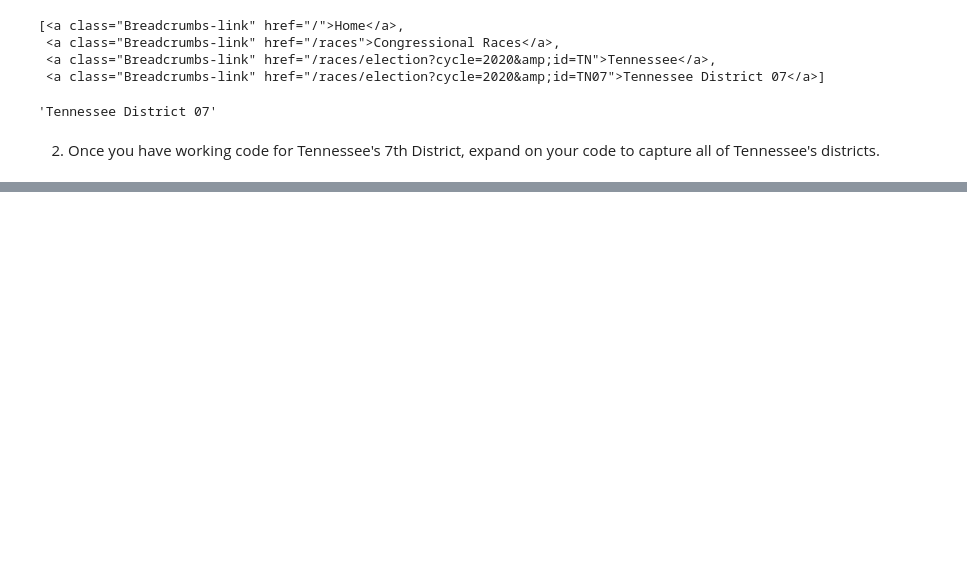
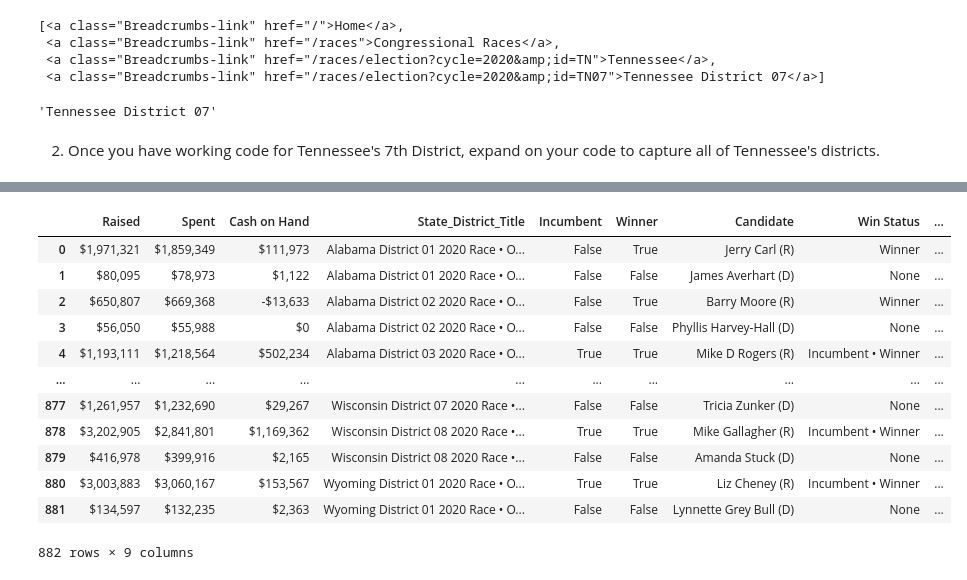
Before and after one commit to KagonDeans/webscraping-open-secrets, a Jupyter notebook: notebooks/KD_Branch_Project.ipynb, the cells around one changed output, grey strips where cells are left out. Drawn from its saved outputs; the diff is of its cells as text; code cells hidden in the pictures; blank space fills up the shorter version.

```diff
--- a/notebooks/KD_Branch_Project.ipynb
+++ b/notebooks/KD_Branch_Project.ipynb
@@ -246,0 +418,24 @@ TN_df
+# %%
+Grand_Table_US_Districts_Summary_Running_Info = Grand_Table_US_Districts_Summary_Running_Info.drop(columns = 'Candidate')
+# %%
+Grand_Table_US_Districts_Summary_Running_Info = Grand_Table_US_Districts_Summary_Running_Info.rename(columns = {'Candidate_Name':'Candidate'})
+# %%
+Grand_Table_US_Districts_Summary_Running_Info['Candidate'] = Grand_Table_US_Districts_Summary_Running_Info['Candidate'].str.strip()
+# %%
+Grand_Table_US = pd.merge(Grand_Table_US_Districts_Summary_Running_Info, Vote_Percentage_US)
+# %%
+Grand_Table_US
+# %% [output]
+|  | Raised | Spent | Cash on Hand | State_District_Title | Incumbent | Winner | Candidate | Win Status | ... |
+| 0 | $1,971,321 | $1,859,349 | $111,973 | Alabama District 01 2020 Race • O... | False | True | Jerry Carl (R) | Winner | ... |
+| 1 | $80,095 | $78,973 | $1,122 | Alabama District 01 2020 Race • O... | False | False | James Averhart (D) | None | ... |
+| 2 | $650,807 | $669,368 | -$13,633 | Alabama District 02 2020 Race • O... | False | True | Barry Moore (R) | Winner | ... |
+| 3 | $56,050 | $55,988 | $0 | Alabama District 02 2020 Race • O... | False | False | Phyllis Harvey-Hall (D) | None | ... |
+| 4 | $1,193,111 | $1,218,564 | $502,234 | Alabama District 03 2020 Race • O... | True | True | Mike D Rogers (R) | Incumbent • Winner | ... |
+| ... | ... | ... | ... | ... | ... | ... | ... | ... | ... |
+| 877 | $1,261,957 | $1,232,690 | $29,267 | Wisconsin District 07 2020 Race •... | False | False | Tricia Zunker (D) | None | ... |
+| 878 | $3,202,905 | $2,841,801 | $1,169,362 | Wisconsin District 08 2020 Race •... | True | True | Mike Gallagher (R) | Incumbent • Winner | ... |
+| 879 | $416,978 | $399,916 | $2,165 | Wisconsin District 08 2020 Race •... | False | False | Amanda Stuck (D) | None | ... |
+| 880 | $3,003,883 | $3,060,167 | $153,567 | Wyoming District 01 2020 Race • O... | True | True | Liz Cheney (R) | Incumbent • Winner | ... |
+| 881 | $134,597 | $132,235 | $2,363 | Wyoming District 01 2020 Race • O... | False | False | Lynnette Grey Bull (D) | None | ... |
+882 rows × 9 columns
```
Also changed, not shown: parts of 52 cells of this notebook.
